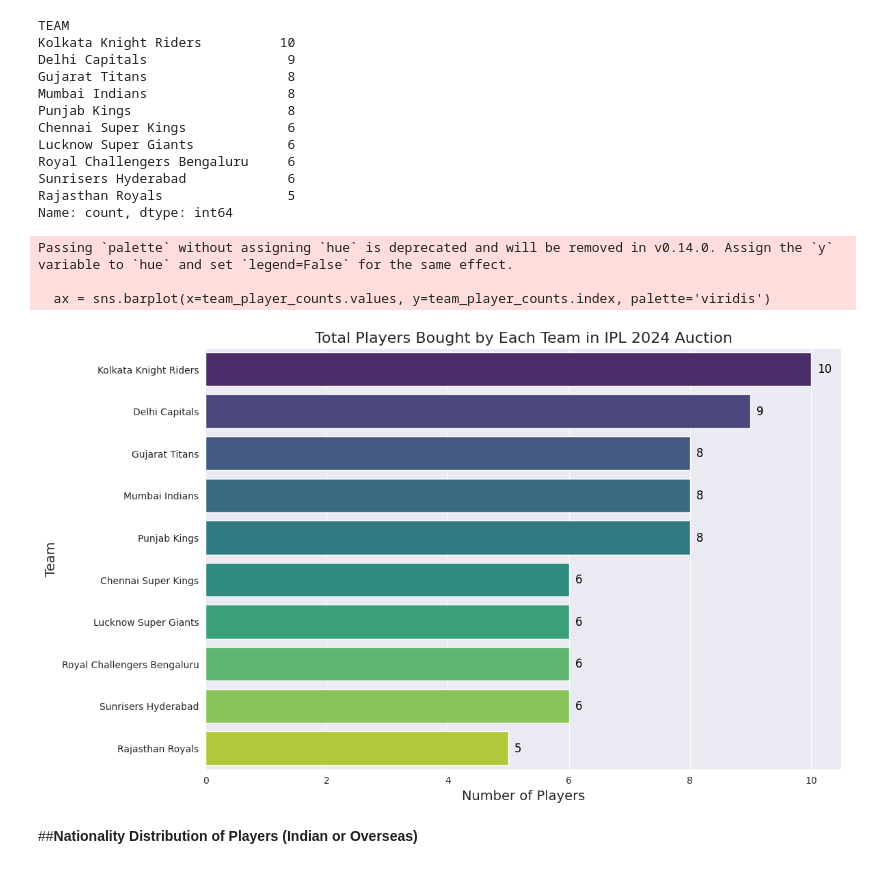
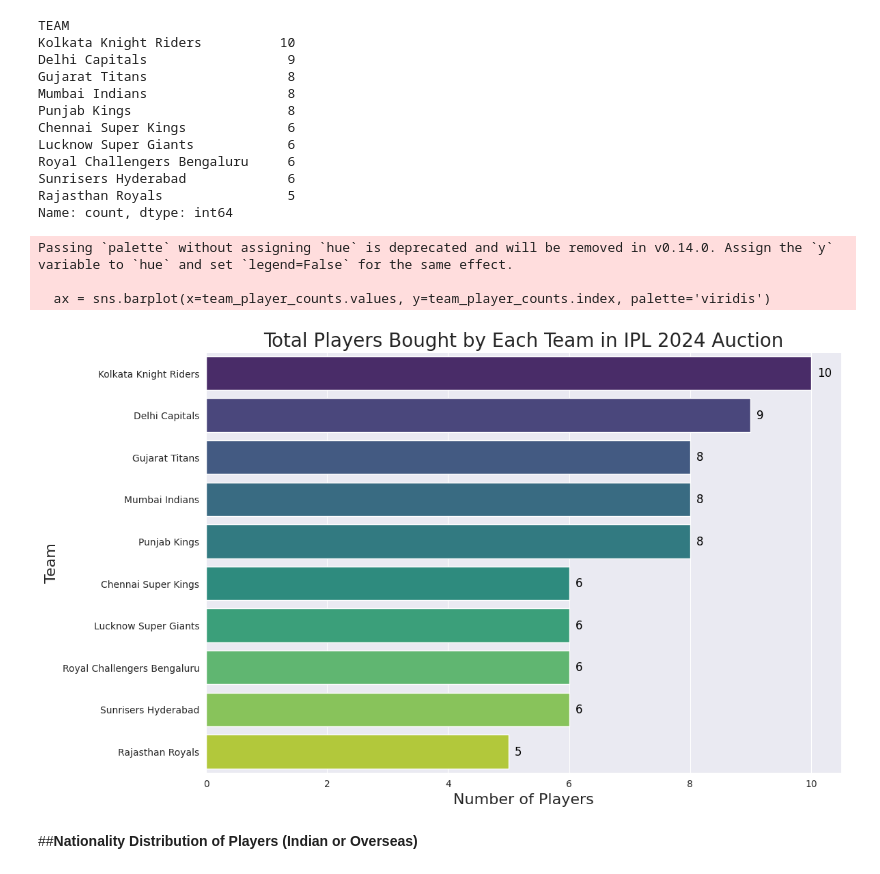
Before and after one commit to mandarvshinde/EDA-IPL2024-Aucton-Data, a Jupyter notebook: ipl2024_auction.ipynb, the cells around one changed output. Cells and saved outputs as stored; diff of their text form; code cells hidden in the pictures.

```diff
--- a/ipl2024_auction.ipynb
+++ b/ipl2024_auction.ipynb
@@ -104,30 +104,30 @@ Name: count, dtype: int64
 # %%
 # Calculate player counts for each team
 team_player_counts = df['TEAM'].value_counts().sort_values(ascending=False)
 
 # Set the style for the plot
 plt.figure(figsize=(12, 8))
 sns.set_style("darkgrid")
 
 # Create the horizontal bar plot
 ax = sns.barplot(x=team_player_counts.values, y=team_player_counts.index, palette='viridis')
 
 # Add labels and title
-plt.title('Total Players Bought by Each Team in IPL 2024 Auction', fontsize=16)
-plt.xlabel('Number of Players', fontsize=14)
-plt.ylabel('Team', fontsize=14)
+plt.title('Total Players Bought by Each Team in IPL 2024 Auction', fontsize=20)
+plt.xlabel('Number of Players', fontsize=16)
+plt.ylabel('Team', fontsize=16)
 
 # Display the player counts on the bars
 for i, v in enumerate(team_player_counts.values):
     ax.text(v + 0.1, i, str(v), color='black', fontsize=12, va='center')
 
 # Show plot
 plt.show()
 # %% [output]
 Passing `palette` without assigning `hue` is deprecated and will be removed in v0.14.0. Assign the `y` variable to `hue` and set `legend=False` for the same effect.
 
   ax = sns.barplot(x=team_player_counts.values, y=team_player_counts.index, palette='viridis')
-[figure, old version]
+[figure, new version]
 # %% [markdown]
 ##**Nationality Distribution of Players (Indian or Overseas)**
 # %%
```
